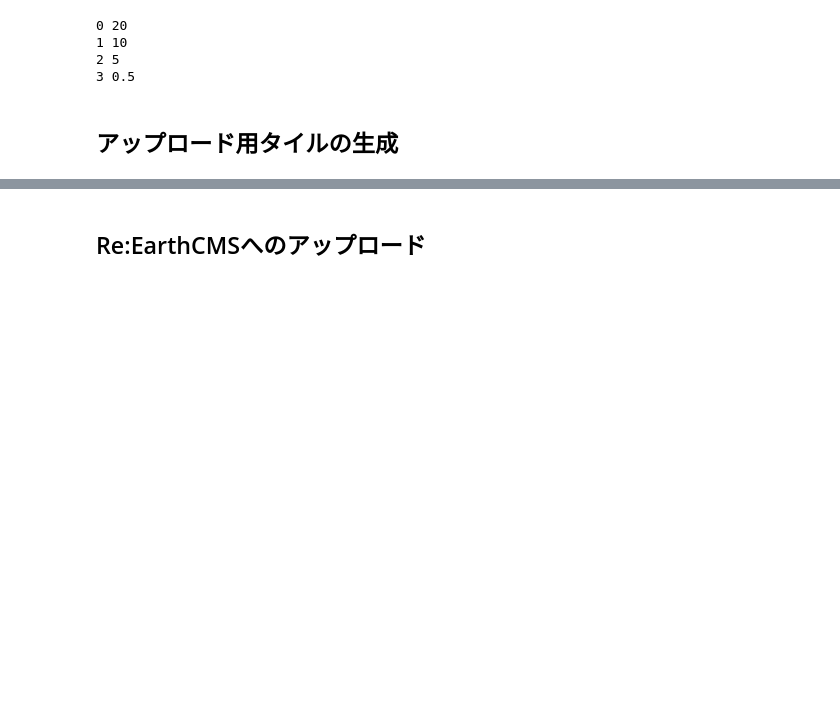
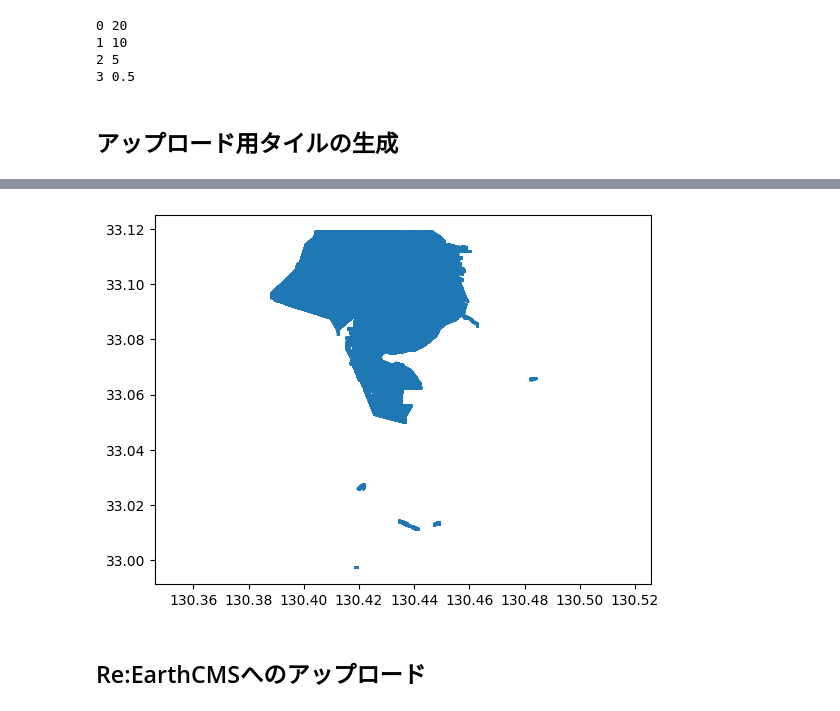
Before and after one commit to eukarya-inc/plateau-2023-uc01-satellite-analytics, a Jupyter notebook: PLATEAU-FloodSAR/5_Upload.ipynb, the cells around one changed output, grey strips where cells are left out. Cells and saved outputs as stored; diff of their text form; code cells hidden in the pictures; blank space fills up the shorter version.

```diff
--- a/PLATEAU-FloodSAR/5_Upload.ipynb
+++ b/PLATEAU-FloodSAR/5_Upload.ipynb
@@ -282,17 +363,19 @@ shutil.make_archive(file_floodXYZtile_zip[:-4], 'zip', "/XYZtile_tmp/")
 # %%
-#@title 点郡確認用
-if flg_checkDips:
+#@title 点郡確認用（CSV出力コードあり）
+if  True: #flg_checkDips:
   plt_lons = test_lons[np.where(~np.isnan(test_maps))]
   plt_lats = test_lats[np.where(~np.isnan(test_maps))]
   plt_dems = test_maps[np.where(~np.isnan(test_maps))]
   plt_clss = test_class[np.where(~np.isnan(test_maps))]
   plt.scatter(plt_lons,plt_lats, s=0.5)
   plt.axis("equal")
-  if True: # Set True to produce CSV
+  if True: # Set True to produce CSV of 3d Tile information
     with open(path_upload+"3dtiles.csv", "w") as ofile:
       ofile.write("lon,lat,dem,category\n")
       for tmplon, tmplat, tmpdem, tmpclss in zip(plt_lons, plt_lats, plt_dems, plt_clss):
         ofile.write(f"{tmplon},{tmplat},{tmpdem},{tmpclss}\n")
+# %% [output]
+[figure, added]
 # %% [markdown]
 ## Re:EarthCMSへのアップロード
 # %%
```
Also changed, not shown: parts of 14 cells of this notebook.
